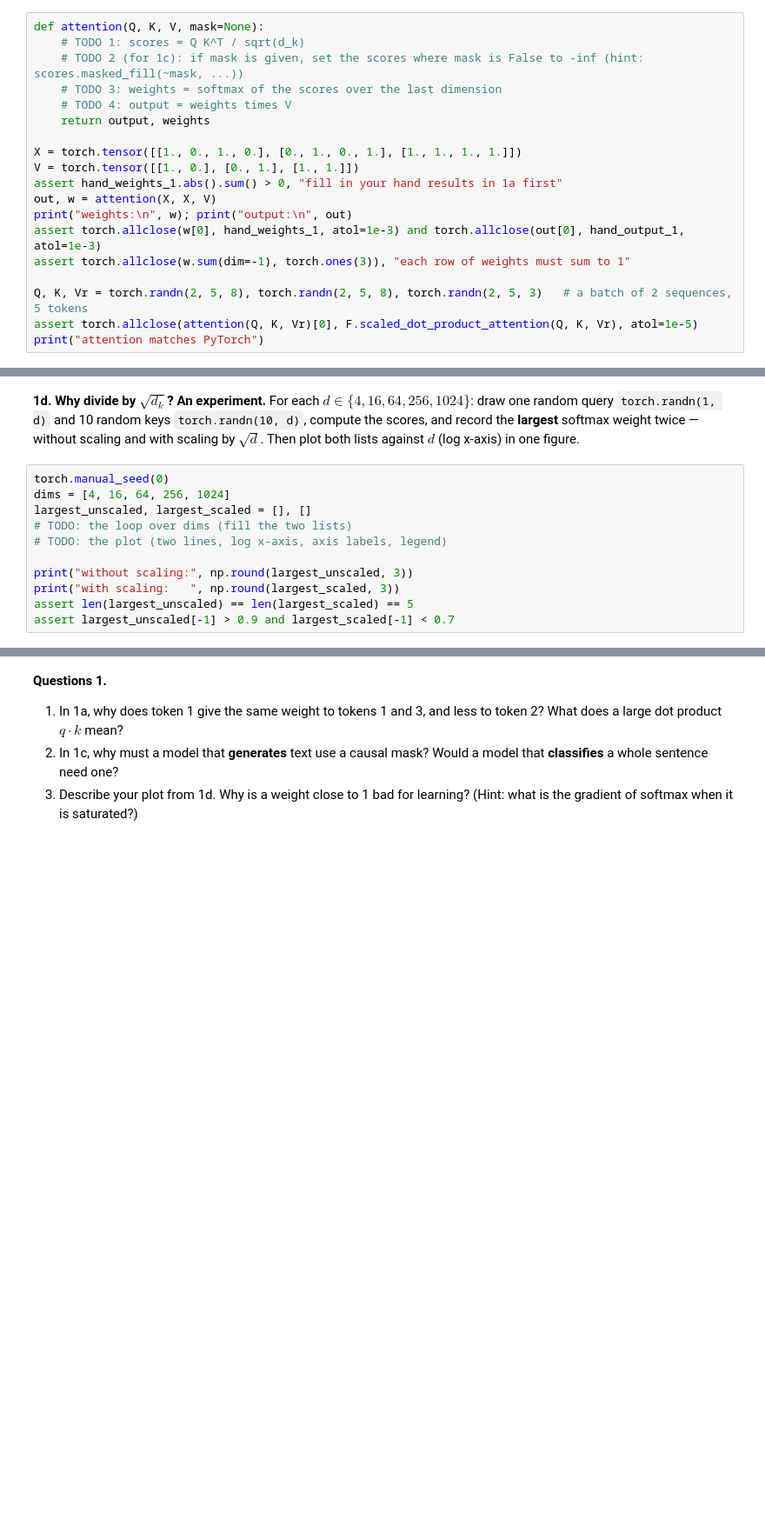
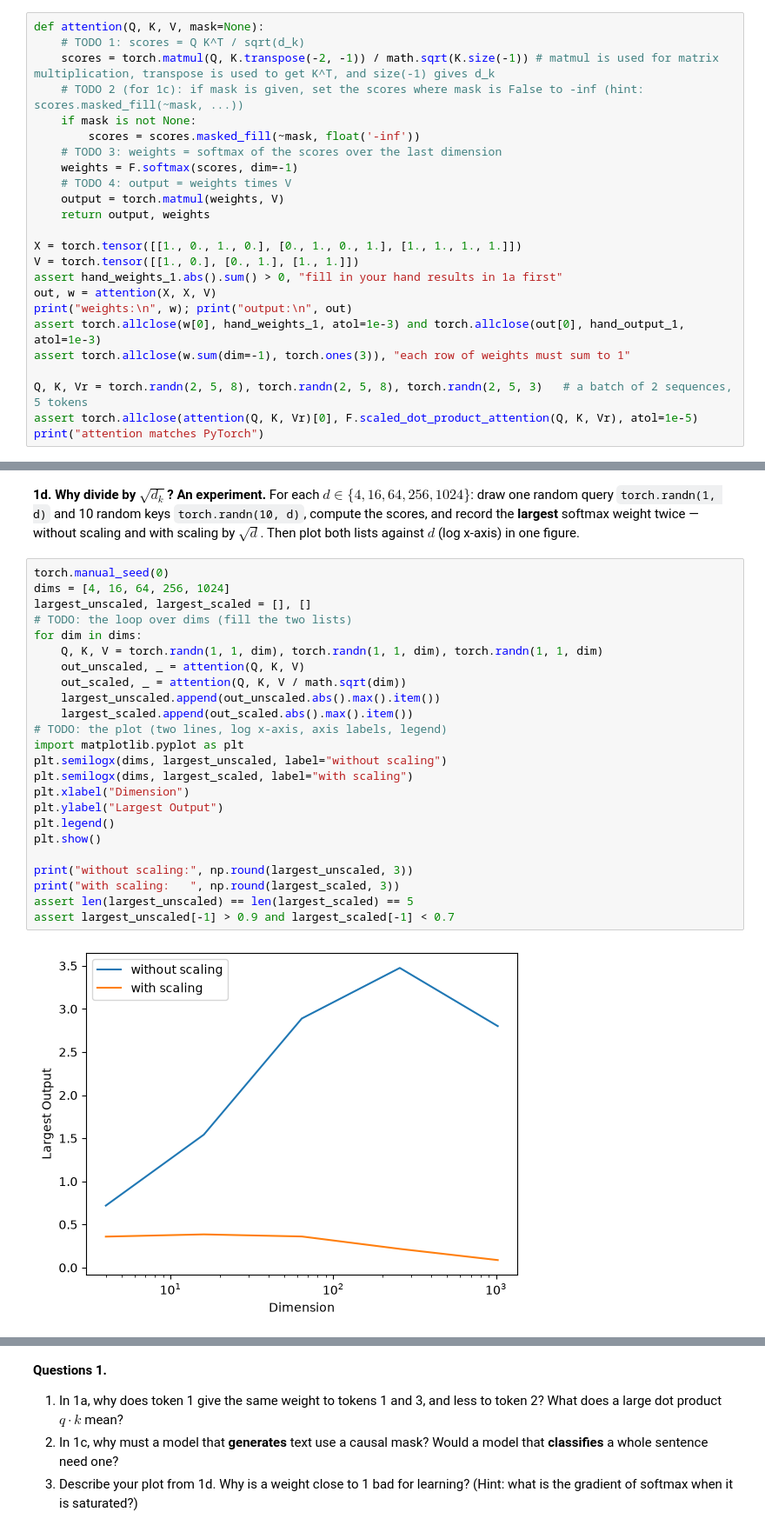
Before and after one commit to nursoulqxw/DL-Fall-26, a Jupyter notebook: week13/CSCI1409_Week11_Homework_8625.ipynb, the cells around one changed output, grey strips where cells are left out. Shown at 87% size. Saved outputs shown, nothing was run; the diff lists cells and outputs as text; blank space fills up the shorter version.

```diff
--- a/week13/CSCI1409_Week11_Homework_8625.ipynb
+++ b/week13/CSCI1409_Week11_Homework_8625.ipynb
@@ -51,9 +53,14 @@ Hints: `K.transpose(-2, -1)` swaps the last two dimensions; softmax goes over th
 # %%
 def attention(Q, K, V, mask=None):
     # TODO 1: scores = Q K^T / sqrt(d_k)
+    scores = torch.matmul(Q, K.transpose(-2, -1)) / math.sqrt(K.size(-1)) # matmul is used for matrix multiplication, transpose is used to get K^T, and size(-1) gives d_k
     # TODO 2 (for 1c): if mask is given, set the scores where mask is False to -inf (hint: scores.masked_fill(~mask, ...))
+    if mask is not None:
+        scores = scores.masked_fill(~mask, float('-inf'))
     # TODO 3: weights = softmax of the scores over the last dimension
+    weights = F.softmax(scores, dim=-1)
     # TODO 4: output = weights times V
+    output = torch.matmul(weights, V)
     return output, weights
 
 X = torch.tensor([[1., 0., 1., 0.], [0., 1., 0., 1.], [1., 1., 1., 1.]])
@@ -99,11 +122,26 @@ print("causal attention matches PyTorch")
 # %%
 torch.manual_seed(0)
 dims = [4, 16, 64, 256, 1024]
 largest_unscaled, largest_scaled = [], []
 # TODO: the loop over dims (fill the two lists)
+for dim in dims:
+    Q, K, V = torch.randn(1, 1, dim), torch.randn(1, 1, dim), torch.randn(1, 1, dim)
+    out_unscaled, _ = attention(Q, K, V)
+    out_scaled, _ = attention(Q, K, V / math.sqrt(dim))
+    largest_unscaled.append(out_unscaled.abs().max().item())
+    largest_scaled.append(out_scaled.abs().max().item())
 # TODO: the plot (two lines, log x-axis, axis labels, legend)
+import matplotlib.pyplot as plt
+plt.semilogx(dims, largest_unscaled, label="without scaling")
+plt.semilogx(dims, largest_scaled, label="with scaling")
+plt.xlabel("Dimension")
+plt.ylabel("Largest Output")
+plt.legend()
+plt.show()
 
 print("without scaling:", np.round(largest_unscaled, 3))
 print("with scaling:   ", np.round(largest_scaled, 3))
 assert len(largest_unscaled) == len(largest_scaled) == 5
 assert largest_unscaled[-1] > 0.9 and largest_scaled[-1] < 0.7
+# %% [output]
+[figure, added]
```
Also changed, not shown: parts of 19 cells of this notebook, 1 other file.
